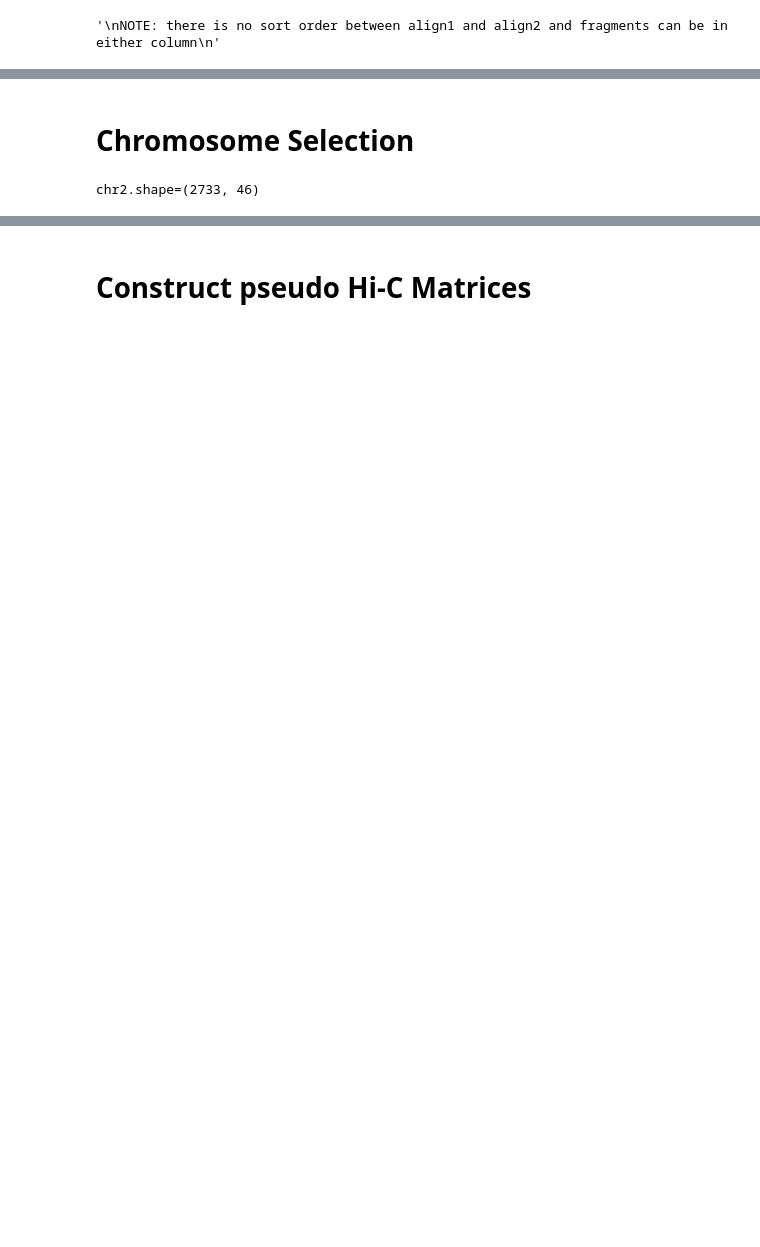
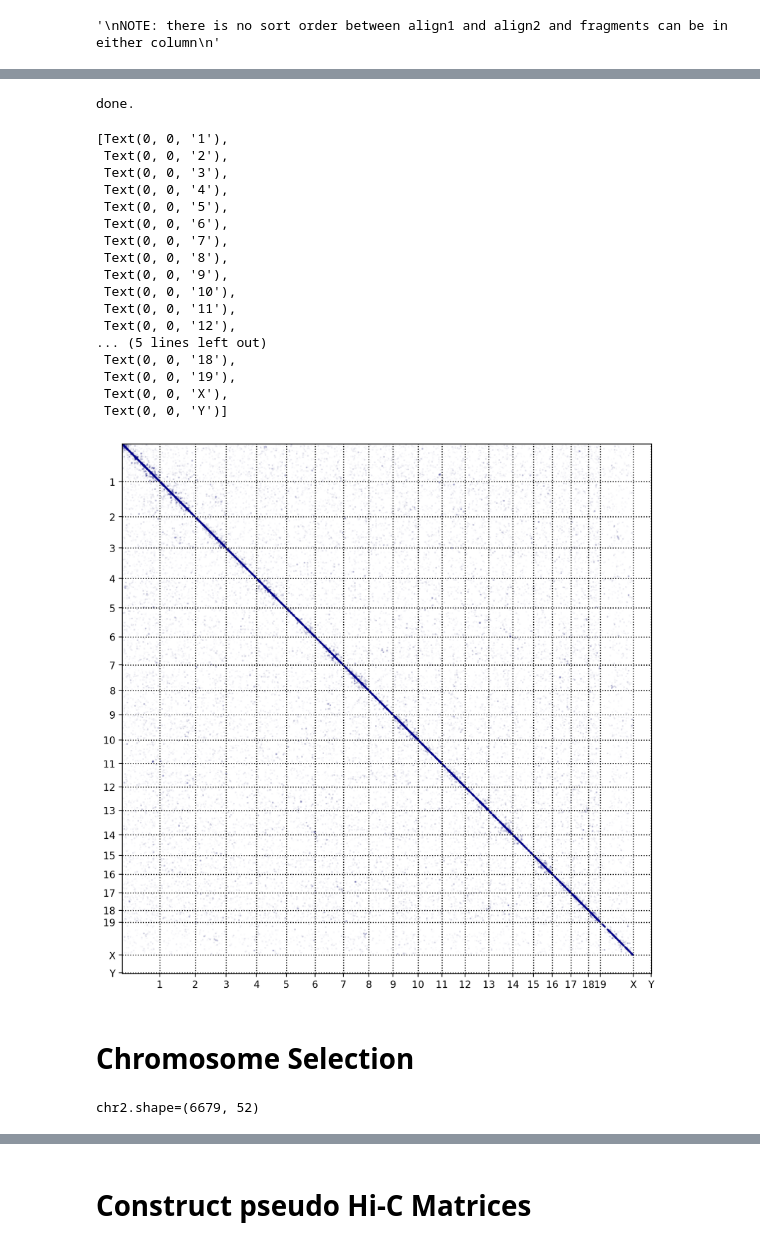
Before and after one commit to CooperStansbury/scPoreC-analysis, a Jupyter notebook: notebooks/single_chromosome_analysis.ipynb, the cells around one changed output, grey strips where cells are left out. Cells and saved outputs as stored; diff of their text form; code cells hidden in the pictures; blank space fills up the shorter version.

```diff
--- a/notebooks/single_chromosome_analysis.ipynb
+++ b/notebooks/single_chromosome_analysis.ipynb
@@ -326,0 +382,6 @@ break
+# %%
+assembly = pd.read_csv("GRCm39_Assembly.txt")
+assembly['chromEnd'] = assembly['Total length'].cumsum()
+assembly['chromStart'] = assembly['chromEnd'] - assembly['Total length']
+assembly['RefSeq accession'] = assembly['RefSeq accession'].str.strip()
+assembly
@@ -327,3 +491,74 @@ break
+# %%
+# get the binned chromosome positions
+chromBins = {}
+
+for idx, row in assembly.iterrows():
+    chromBin = returnBin(row['chromEnd'], genomeBins)
+    chromBins[row['Chromosome']] = chromBin
+
+
+print('done.')
+# %% [output]
+done.
+# %%
+# plot the genome-wide conformation
+alpha = 0.01
+size = 0.5
+
+plt.rcParams['figure.dpi'] = 200
+plt.rcParams['figure.figsize'] = 10, 10
+
+plt.scatter(df['align1_genomeBin'],
+            df['align2_genomeBin'],
+            marker='s',
+            s=size,
+            alpha=alpha,
+            c='darkblue')
+
+plt.scatter(df['align2_genomeBin'],
+            df['align1_genomeBin'],
+            marker='s',
+            s=size,
+            alpha=alpha,
+            c='darkblue')
+
+
+plt.xlim(0, len(genomeBins))
+plt.ylim(len(genomeBins), 0)
+ax = plt.gca() # Get current axes object
+ax.xaxis.set_ticks_position('top')
+ax.xaxis.set_ticks_position('bottom')
+ax.yaxis.set_ticks_position('left')
+plt.gca().set_aspect('equal', adjustable='box')
+
+for k, v in chromBins.items():
+    plt.axvline(x=v, lw=1, c='k', ls=':')
+    plt.axhline(y=v, lw=1, c='k', ls=':')
+
+plt.xticks(list(chromBins.values()))
+ax.set_xticklabels(list(chromBins.keys()))
+
+plt.yticks(list(chromBins.values()))
+ax.set_yticklabels(list(chromBins.keys()))
+# %% [output]
+[Text(0, 0, '1'),
+ Text(0, 0, '2'),
+ Text(0, 0, '3'),
+ Text(0, 0, '4'),
+ Text(0, 0, '5'),
+ Text(0, 0, '6'),
+ Text(0, 0, '7'),
+ Text(0, 0, '8'),
+ Text(0, 0, '9'),
+ Text(0, 0, '10'),
+ Text(0, 0, '11'),
+ Text(0, 0, '12'),
+... (5 lines left out)
+ Text(0, 0, '18'),
+ Text(0, 0, '19'),
+ Text(0, 0, 'X'),
+ Text(0, 0, 'Y')]
+[figure, added]
 # %% [markdown]
 # Chromosome Selection
 # %%
@@ -331,6 +566,7 @@ break
 chomosome = 2
 chrom_assembly = assembly.loc[assembly['Chromosome'] == str(chomosome)]
 refseq = chrom_assembly['RefSeq accession'].tolist()[0].strip()
+chromLength = chrom_assembly['Total length'].tolist()[0]
 
 def filterChomosome(df, refseq):
     mask = (df['align1_chrom'] == refseq) & (df['align2_chrom'] == refseq)
@@ -341,4 +577,4 @@ def filterChomosome(df, refseq):
 chr2 = filterChomosome(df, refseq)
 print(f"{chr2.shape=}")
 # %% [output]
-chr2.shape=(2733, 46)
+chr2.shape=(6679, 52)
```
Also changed, not shown: parts of 36 cells of this notebook.
